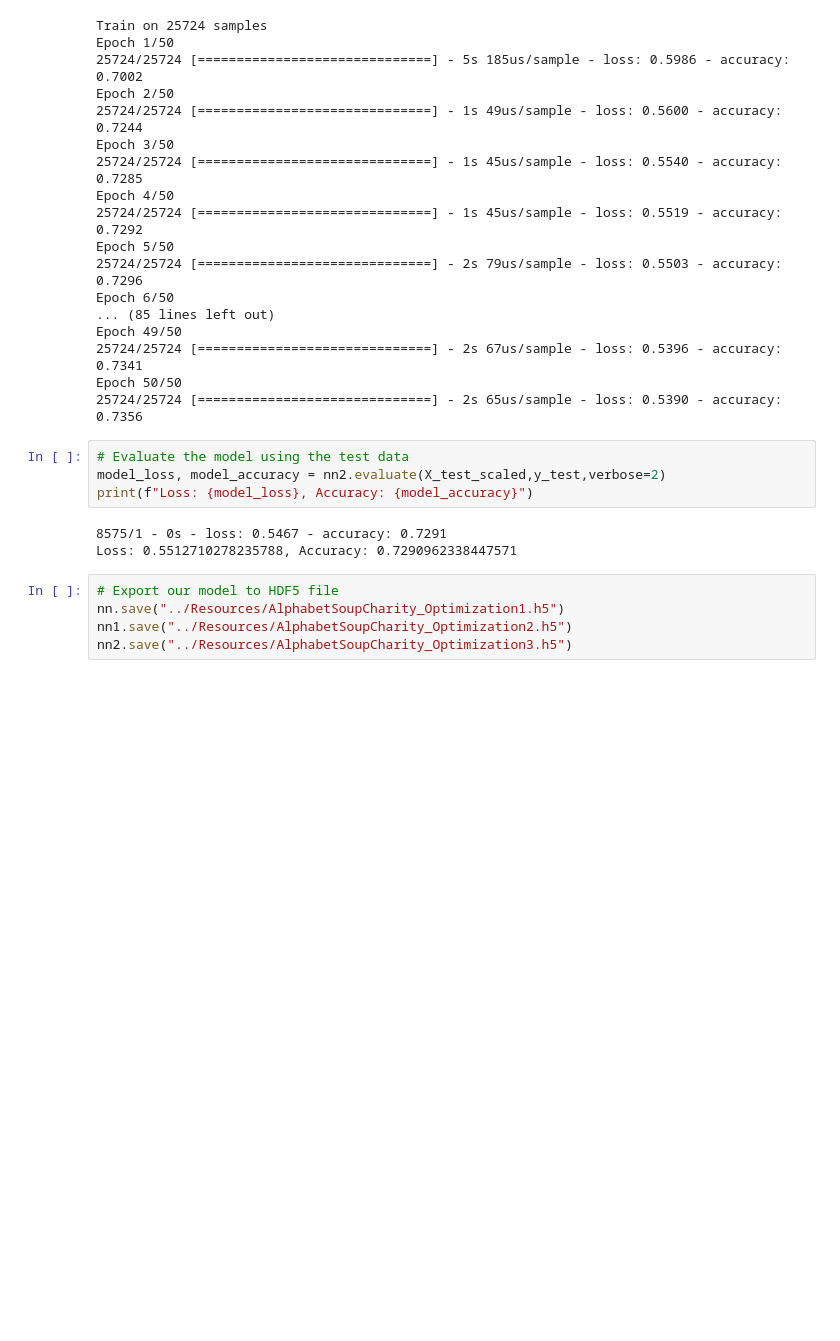
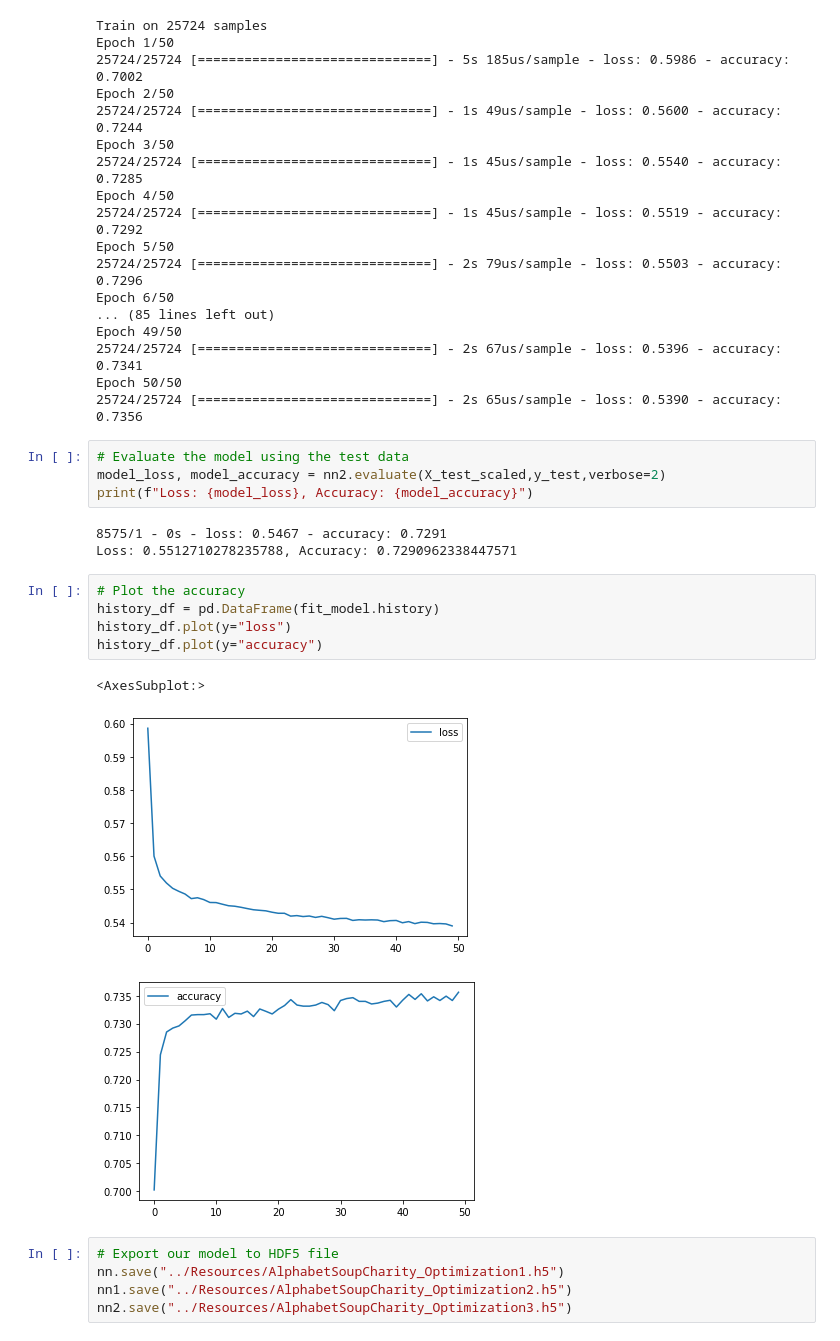
Before and after one commit to carolineshah/deep-learning-challenge, a Jupyter notebook: Instructions/AlphabetSoupCharity_Optimzation.ipynb, the cells around one changed output. Drawn from its saved outputs; the diff is of its cells as text; blank space fills up the shorter version.

```diff
--- a/Instructions/AlphabetSoupCharity_Optimzation.ipynb
+++ b/Instructions/AlphabetSoupCharity_Optimzation.ipynb
@@ -396,6 +396,15 @@ print(f"Loss: {model_loss}, Accuracy: {model_accuracy}")
 # %% [output]
 8575/1 - 0s - loss: 0.5467 - accuracy: 0.7291
 Loss: 0.5512710278235788, Accuracy: 0.7290962338447571
+# %%
+# Plot the accuracy
+history_df = pd.DataFrame(fit_model.history)
+history_df.plot(y="loss")
+history_df.plot(y="accuracy")
+# %% [output]
+<AxesSubplot:>
+[figure, added]
+[figure, added]
 # %%
 # Export our model to HDF5 file
 nn.save("../Resources/AlphabetSoupCharity_Optimization1.h5")
```
Also changed, not shown: 1 other file.
